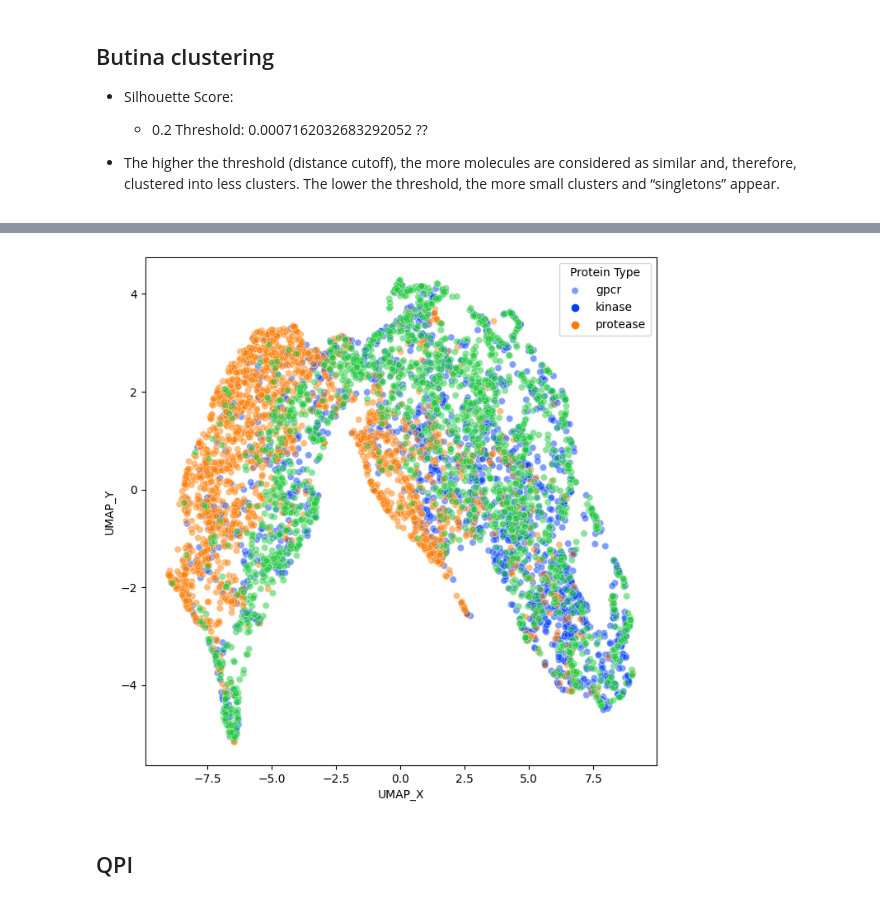
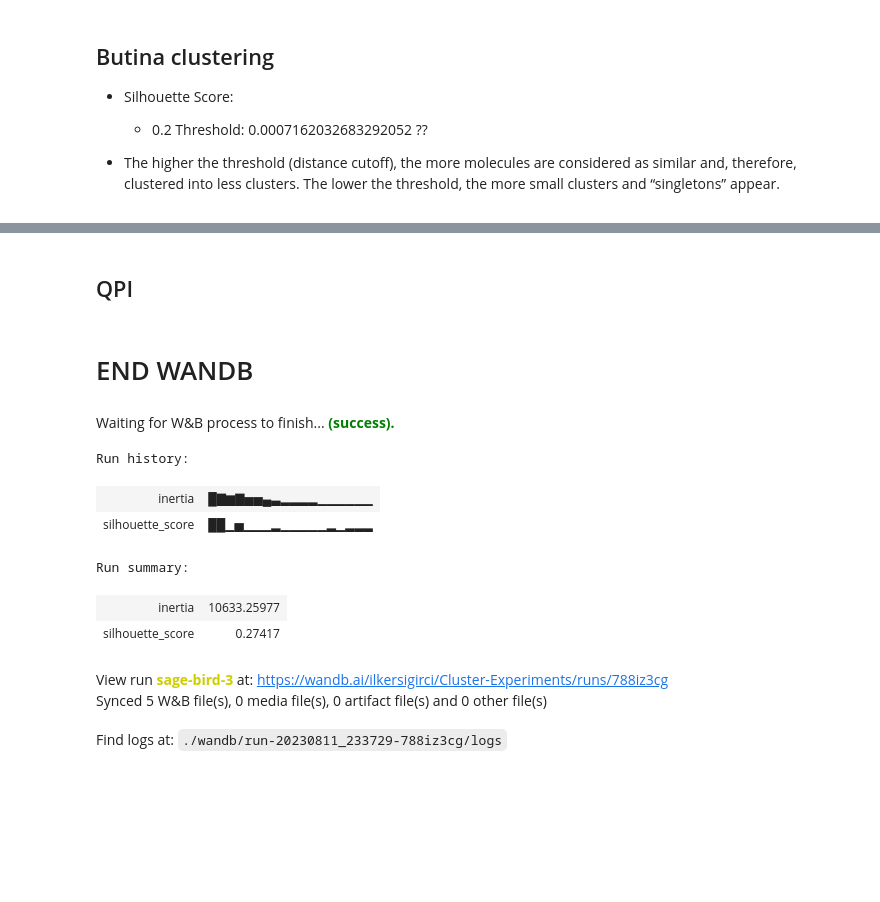
Before and after one commit to ilkersigirci/thesis-work, a Jupyter notebook: notebooks/clustering.ipynb, the cells around one changed output, grey strips where cells are left out. Drawn from its saved outputs; the diff is of its cells as text; code cells hidden in the pictures; blank space fills up the shorter version.

```diff
--- a/notebooks/clustering.ipynb
+++ b/notebooks/clustering.ipynb
@@ -204,3 +271,30 @@ vector_embeddings = np.array(ecfp_vectors)
+# %%
+n_components = 20
+n_neighbors = 15
+min_dist = 0.1
+metric = "euclidean"
+
+
+wandb.config.update(
+    {
+        "dim_reduction": "UMAP",
+        "n_components": n_components,
+        "n_neighbors": n_neighbors,
+        "min_dist": min_dist,
+        "metric": metric,
+    }
+)
+
+
+vector_embeddings = apply_umap(
+    data=vector_embeddings,
+    n_components=n_components,
+    n_neighbors=n_neighbors,
+    min_dist=min_dist,
+    metric=metric,
+    random_state=random_state,
+    device=device,
+)
 # %% [markdown]
 ## K-Means
 
@@ -351,25 +447,3 @@ umap_data["UMAP_X"], umap_data["UMAP_Y"] = X_umap.iloc[:, 0], X_umap.iloc[:, 1]
-# %%
-# palette = sns.color_palette(["hotpink", "dodgerblue"])
-palette = sns.color_palette("bright", 3)
-
-# methods = ["BPE_UMAP", "st_UMAP", "ecfp_UMAP"]
-methods = ["UMAP"]
-
-for method in methods:
-    plt.figure(figsize=(8, 8))
-    sns_plt = sns.scatterplot(
-        data=umap_data,
-        x=f"{method}_X",
-        y=f"{method}_Y",
-        hue="labels",
-        alpha=0.5,
-        palette=palette,
-    )
-    # plt.title(f"{method} Embedding of the Dataset")
-    plt.legend(title="Protein Type", loc="upper right", labels=protein_types)
-    plt.show()
-# %% [output]
-[figure, removed]
 # %% [markdown]
 ## QPI
 # %%
@@ -388,3 +462,19 @@ def quality_partition_index(clusters, distances):
 
 qpi = quality_partition_index(clusters, distances)
 print("Quality Partition Index: ", qpi)
+# %% [markdown]
+# END WANDB
+# %%
+if wandb.run is not None:
+    wandb.finish()
+# %% [output]
+Waiting for W&B process to finish... (success).
+Run history:
+| inertia | █▇▆▇▅▅▄▃▂▂▂▂▁▁▁▁▁▁ |
+| silhouette_score | ██▁▅▁▁▁▂▁▁▁▁▁▂▁▂▂▂ |
+Run summary:
+| inertia | 10633.25977 |
+| silhouette_score | 0.27417 |
+View run sage-bird-3 at: https://wandb.ai/ilkersigirci/Cluster-Experiments/runs/788iz3cg
+Synced 5 W&B file(s), 0 media file(s), 0 artifact file(s) and 0 other file(s)
+Find logs at: ./wandb/run-20230811_233729-788iz3cg/logs
```
Also changed, not shown: parts of 29 cells of this notebook, 3 other files.
